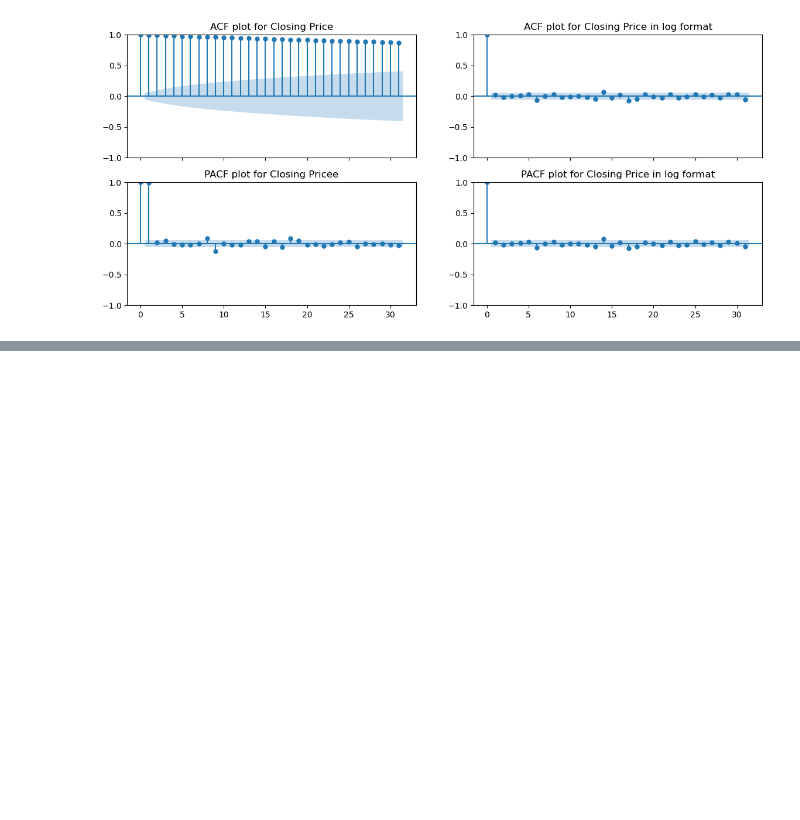
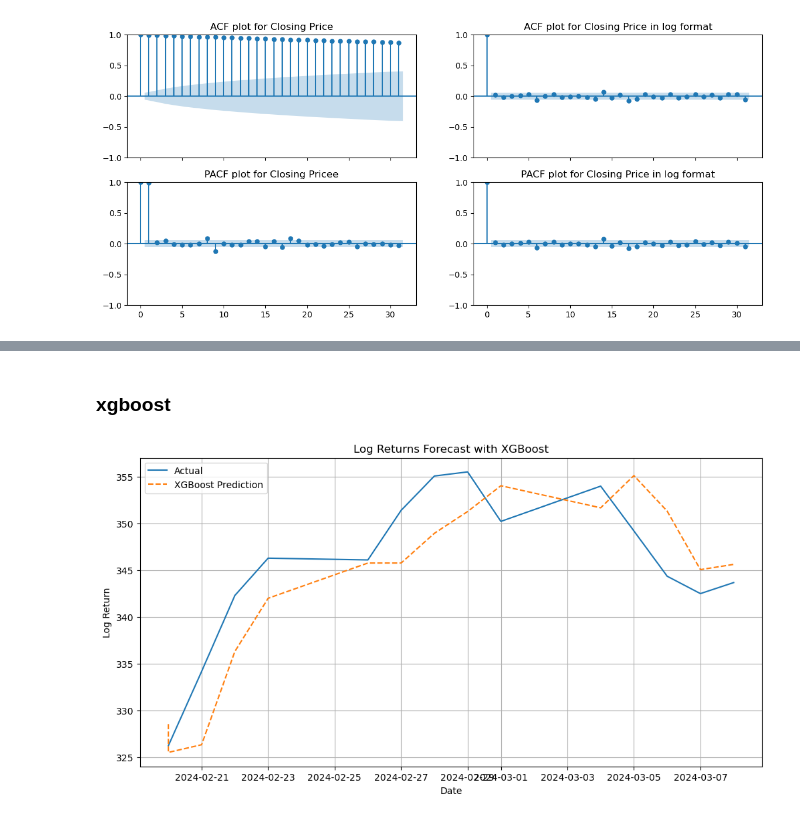
Before and after one commit to lucaluisadjei/pythongermanstocks, a Jupyter notebook: python_project copy.ipynb, the cells around one changed output, grey strips where cells are left out. Cells and saved outputs as stored; diff of their text form; code cells hidden in the pictures; blank space fills up the shorter version.

```diff
--- a/python_project copy.ipynb
+++ b/python_project copy.ipynb
@@ -909,0 +327,3 @@ plt.plot(df_tel['dates'],df_tel['volatility'])
+# %%
+
+auto_training.index = pd.to_datetime(auto_training.index)
@@ -909,0 +347,50 @@ plt.plot(df_tel['dates'],df_tel['volatility'])
+# %% [markdown]
+### xgboost
+# %%
+import pandas as pd
+import matplotlib.pyplot as plt
+from xgboost import XGBRegressor
+
+# Ensure datetime indexes
+auto_training.index = pd.to_datetime(auto_training.index)
+auto_testing.index = pd.to_datetime(auto_testing.index)
+
+# Step 1: Combine both to create lag features across the boundary
+combined = pd.concat([auto_training, auto_testing])
+
+# Step 2: Create lag features (e.g., 5 lags)
+for i in range(1, 6):
+    combined[f'lag_{i}'] = combined['Close'].shift(i)
+
+combined.dropna(inplace=True)
+
+# Step 3: Split again using the original auto_training and auto_testing indexes
+X = combined[[f'lag_{i}' for i in range(1, 6)]]
+y = combined['Close']
+
+# Match indices
+X_train = X.loc[auto_training.index.intersection(X.index)]
+y_train = y.loc[auto_training.index.intersection(y.index)]
+
+X_test = X.loc[auto_testing.index.intersection(X.index)]
+y_test = y.loc[auto_testing.index.intersection(y.index)]
+
+# Step 4: Train the XGBoost model
+model = XGBRegressor(n_estimators=200, max_depth=3, learning_rate=0.1)
+model.fit(X_train, y_train)
+
+# Step 5: Predict
+preds = model.predict(X_test)
+
+# Step 6: Plot results
+plt.figure(figsize=(12, 6))
+plt.plot(y_test.index, y_test, label='Actual', linestyle='-')
+plt.plot(y_test.index, preds, label='XGBoost Prediction', linestyle='--')
+plt.title('Log Returns Forecast with XGBoost')
+plt.xlabel('Date')
+plt.ylabel('Log Return')
+plt.legend()
+plt.grid()
+plt.show()
+# %% [output]
+[figure, added]
```
Also changed, not shown: parts of 47 cells of this notebook.
